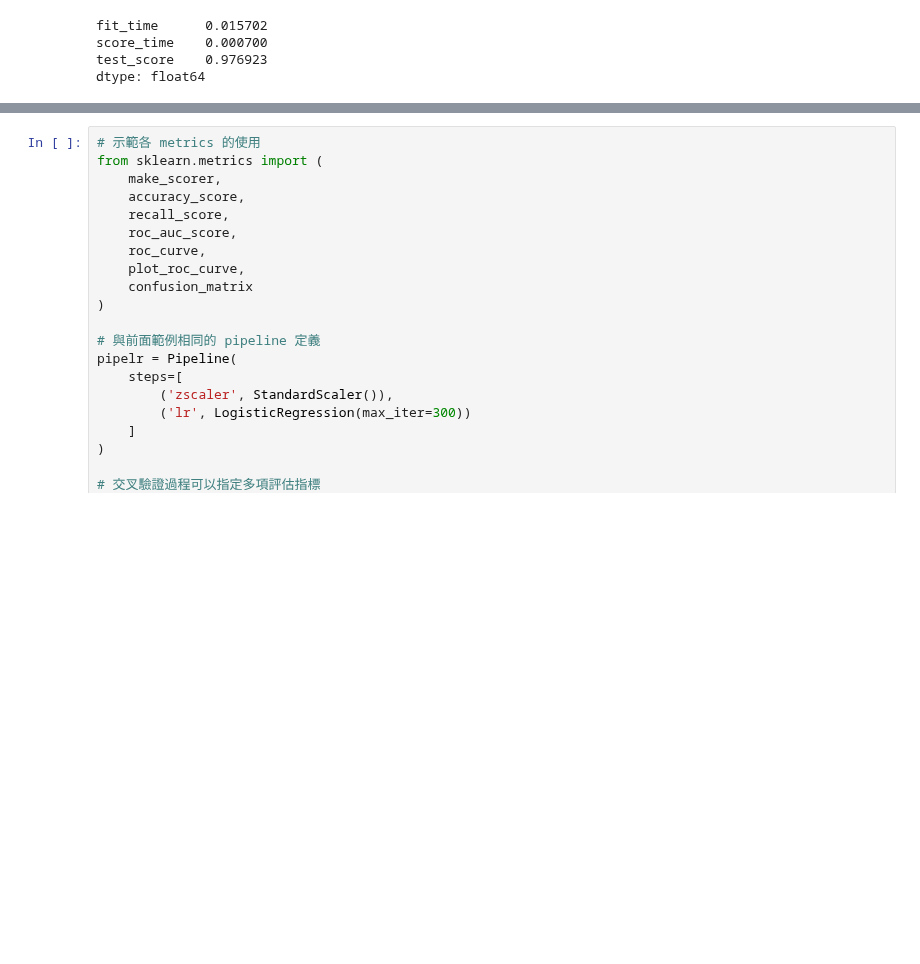
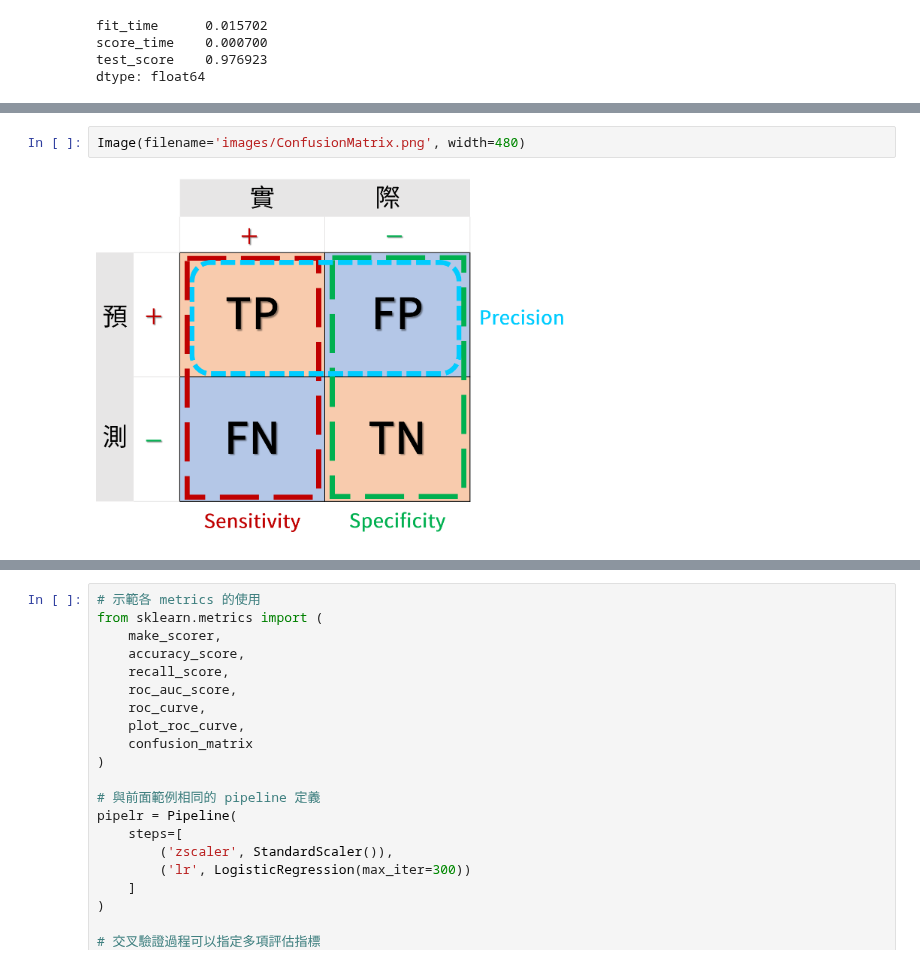
Before and after one commit to twMr7/Python-Machine-Learning, a Jupyter notebook: 15-Machine_Learning_with_Scikit.ipynb, the cells around one changed output, grey strips where cells are left out. Saved outputs shown, nothing was run; the diff lists cells and outputs as text; blank space fills up the shorter version.

Commit message:
add description for confusion matrix

```diff
--- a/15-Machine_Learning_with_Scikit.ipynb
+++ b/15-Machine_Learning_with_Scikit.ipynb
@@ -477,0 +481,4 @@ TODO: 製作完整 Confusion Matrix 與度量指標關係公式與圖表。
+# %%
+Image(filename='images/ConfusionMatrix.png', width=480)
+# %% [output]
+[figure, added]
```
Also changed, not shown: parts of 7 cells of this notebook, 1 other file.
